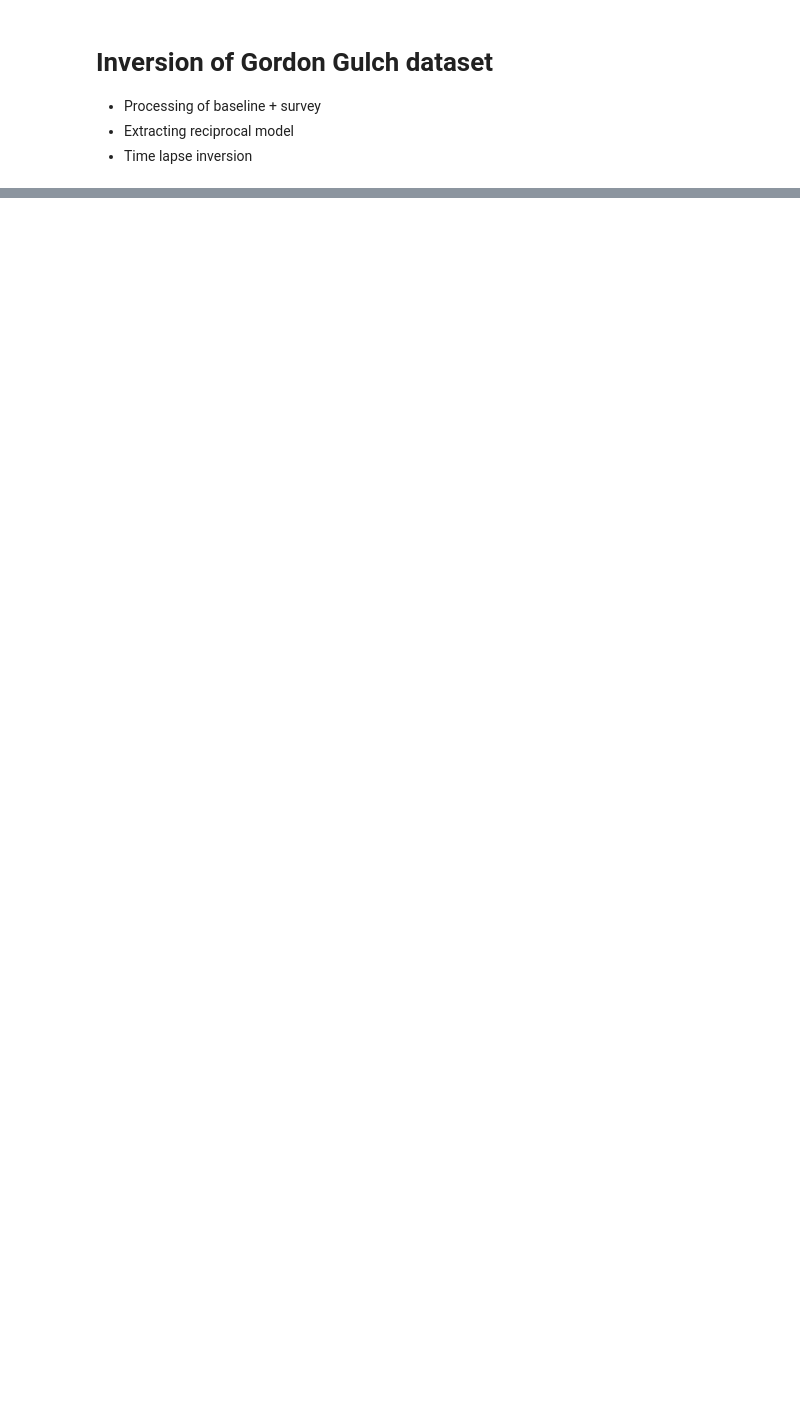
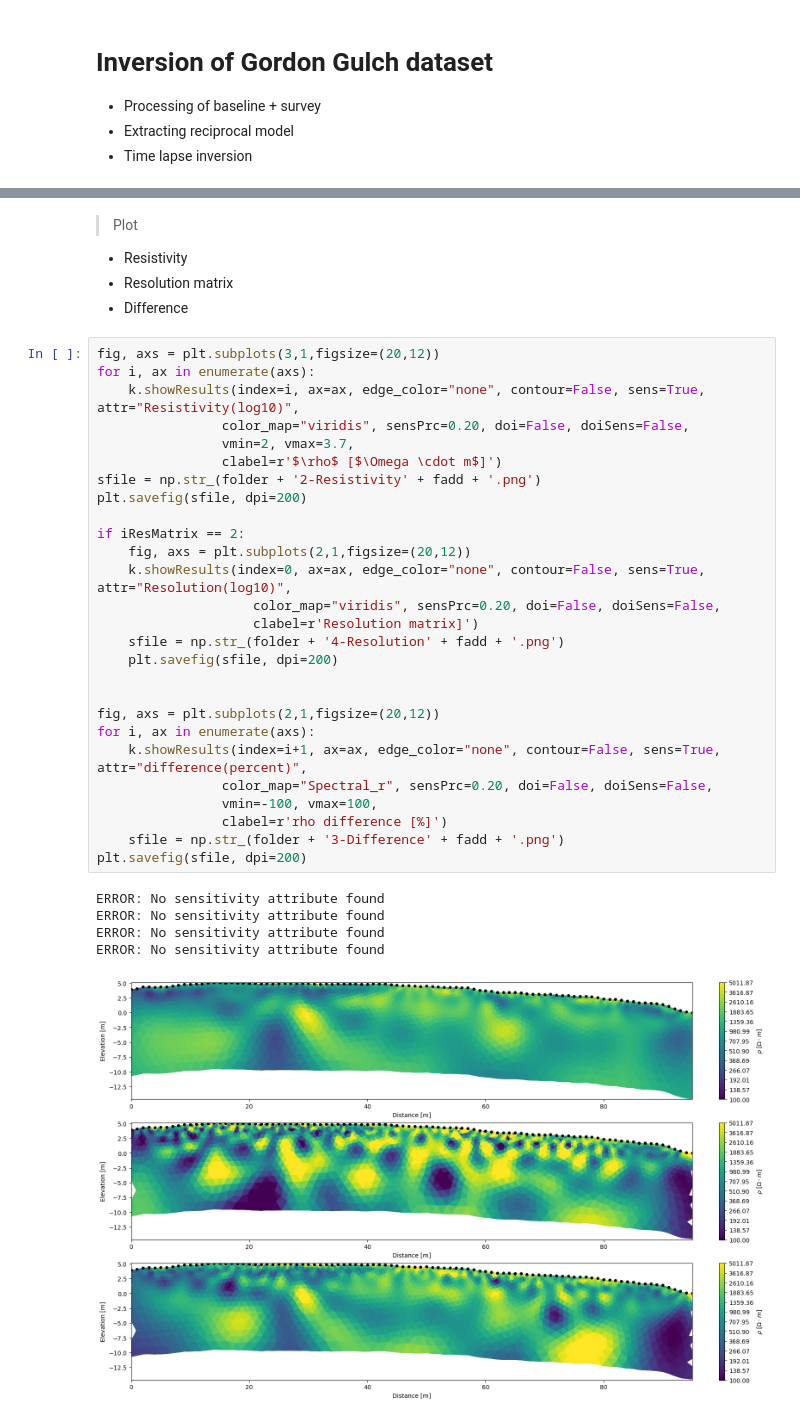
Before and after one commit to HydroDumont/GordonGulch, a Jupyter notebook: 2409_ERinversion.ipynb, the cells around one changed output, grey strips where cells are left out. Drawn from its saved outputs; the diff is of its cells as text; blank space fills up the shorter version.

```diff
--- a/2409_ERinversion.ipynb
+++ b/2409_ERinversion.ipynb
@@ -48,0 +129,38 @@ iAaniso = 1    #alpha_aniso is the anisotropy of the smoothing factor, set alpha
+# %% [markdown]
+> Plot
+- Resistivity
+- Resolution matrix
+- Difference
+# %%
+fig, axs = plt.subplots(3,1,figsize=(20,12))
+for i, ax in enumerate(axs):
+    k.showResults(index=i, ax=ax, edge_color="none", contour=False, sens=True, attr="Resistivity(log10)",
+                color_map="viridis", sensPrc=0.20, doi=False, doiSens=False,
+                vmin=2, vmax=3.7,
+                clabel=r'$\rho$ [$\Omega \cdot m$]')
+sfile = np.str_(folder + '2-Resistivity' + fadd + '.png')
+plt.savefig(sfile, dpi=200)
+
+if iResMatrix == 2:
+    fig, axs = plt.subplots(2,1,figsize=(20,12))
+    k.showResults(index=0, ax=ax, edge_color="none", contour=False, sens=True, attr="Resolution(log10)",
+                    color_map="viridis", sensPrc=0.20, doi=False, doiSens=False,
+                    clabel=r'Resolution matrix]')
+    sfile = np.str_(folder + '4-Resolution' + fadd + '.png')
+    plt.savefig(sfile, dpi=200)
+
+
+fig, axs = plt.subplots(2,1,figsize=(20,12))
+for i, ax in enumerate(axs):
+    k.showResults(index=i+1, ax=ax, edge_color="none", contour=False, sens=True, attr="difference(percent)",
+                color_map="Spectral_r", sensPrc=0.20, doi=False, doiSens=False,
+                vmin=-100, vmax=100,
+                clabel=r'rho difference [%]')
+    sfile = np.str_(folder + '3-Difference' + fadd + '.png')
+plt.savefig(sfile, dpi=200)
+# %% [output]
+ERROR: No sensitivity attribute found
+ERROR: No sensitivity attribute found
+ERROR: No sensitivity attribute found
+ERROR: No sensitivity attribute found
+[figure, added]
```
Also changed, not shown: parts of 11 cells of this notebook, 1 other file.
